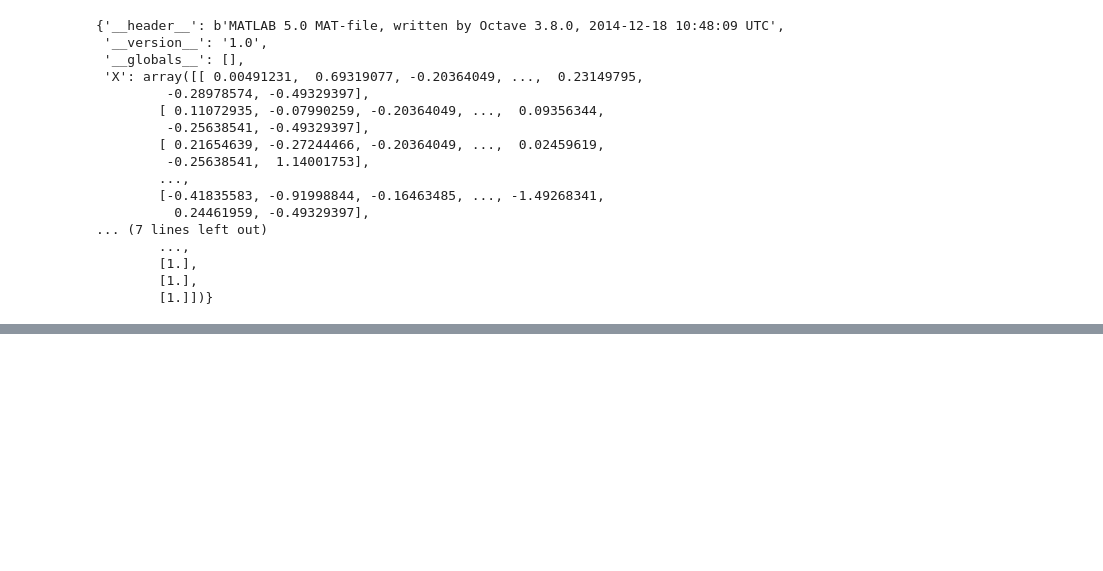
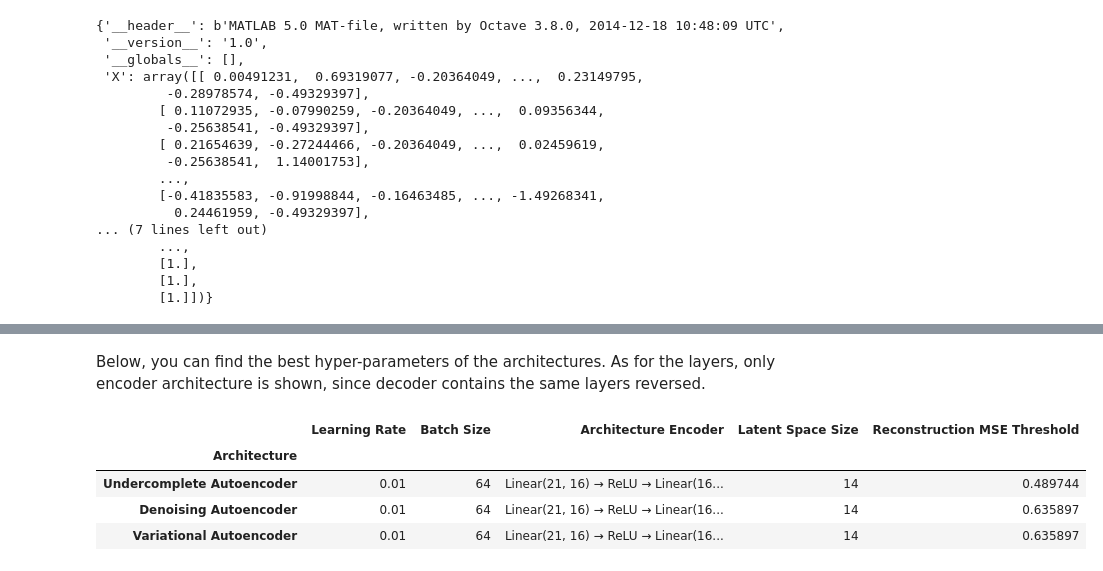
Before and after one commit to martin-krutsky/anomaly-detection-autoencoders, a Jupyter notebook: outlier_detection.ipynb, the cells around one changed output, grey strips where cells are left out. Cells and saved outputs as stored; diff of their text form; code cells hidden in the pictures; blank space fills up the shorter version.

```diff
--- a/outlier_detection.ipynb
+++ b/outlier_detection.ipynb
@@ -172,0 +769,20 @@ epoch 19; train loss: 0.001154351957464112; valid loss: 0.0010079960338771343
+# %% [markdown]
+Below, you can find the best hyper-parameters of the architectures. As for the layers, only encoder architecture is shown, since decoder contains the same layers reversed.
+# %%
+result_df = pd.DataFrame({'Architecture': ['Undercomplete Autoencoder', 'Denoising Autoencoder', 'Variational Autoencoder'],
+                          'Learning Rate': [1e-2, 1e-2, 1e-2],
+                          'Batch Size': [64, 64, 64],
+                          'Architecture Encoder': [
+                              'Linear(21, 16) → ReLU → Linear(16, 14)', 'Linear(21, 16) → ReLU → Linear(16, 14)', 'Linear(21, 16) → ReLU → Linear(16, 14)'
+                          ],
+                          'Latent Space Size': [14, 14, 14],
+                          'Reconstruction MSE Threshold': [0.489744, 0.635897, 0.635897],
+                         })
+result_df = result_df.set_index('Architecture')
+display(result_df)
+# %% [output]
+|  | Learning Rate | Batch Size | Architecture Encoder | Latent Space Size | Reconstruction MSE Threshold |
+| Architecture |  |  |  |  |  |
+| Undercomplete Autoencoder | 0.01 | 64 | Linear(21, 16) → ReLU → Linear(16... | 14 | 0.489744 |
+| Denoising Autoencoder | 0.01 | 64 | Linear(21, 16) → ReLU → Linear(16... | 14 | 0.635897 |
+| Variational Autoencoder | 0.01 | 64 | Linear(21, 16) → ReLU → Linear(16... | 14 | 0.635897 |
```
Also changed, not shown: parts of 61 cells of this notebook, 1 other file.
